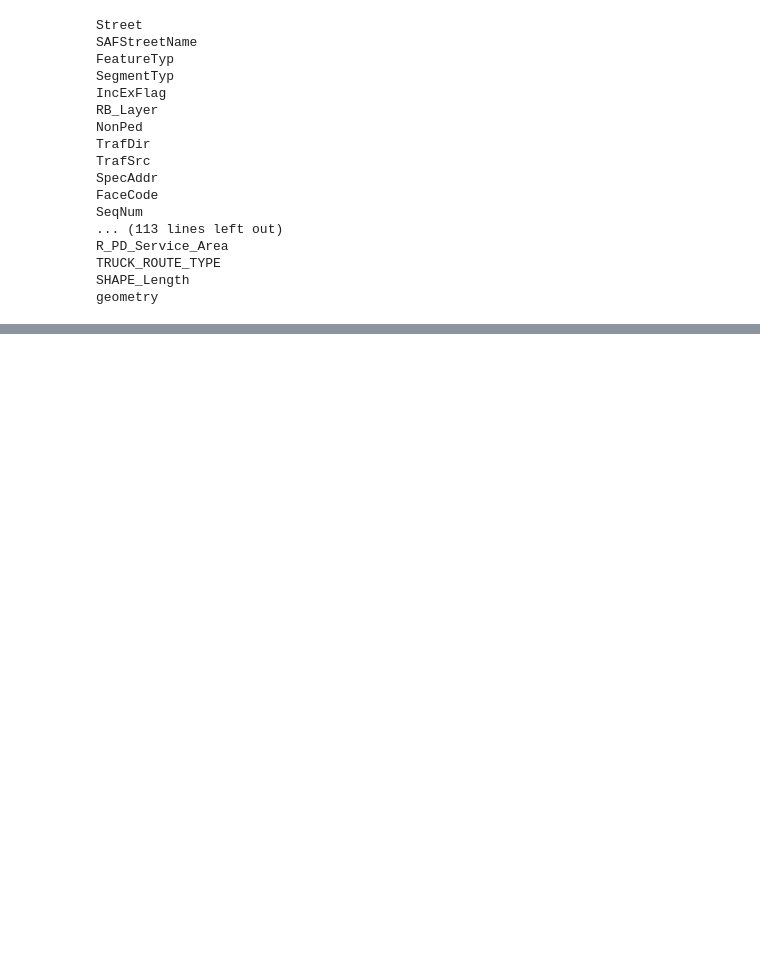
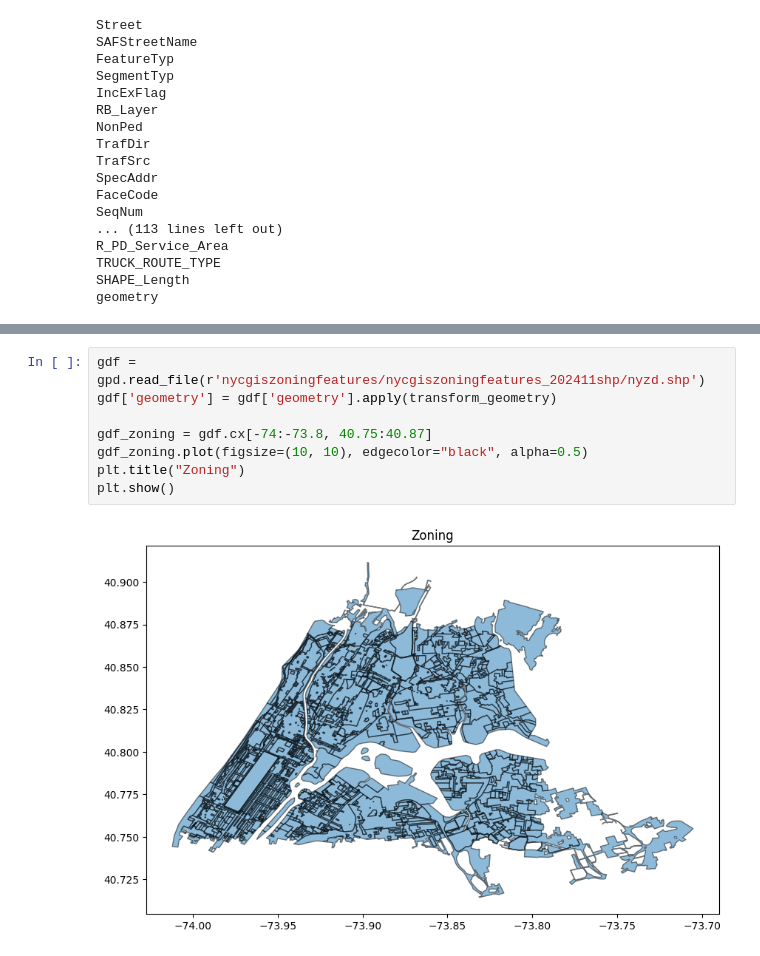
Before and after one commit to hoanglinh171/ey_challenge, a Jupyter notebook: data/data.ipynb, the cells around one changed output, grey strips where cells are left out. Drawn from its saved outputs; the diff is of its cells as text; blank space fills up the shorter version.

```diff
--- a/data/data.ipynb
+++ b/data/data.ipynb
@@ -89,0 +163,10 @@ KeyError: 'geometry'
+# %%
+gdf = gpd.read_file(r'nycgiszoningfeatures/nycgiszoningfeatures_202411shp/nyzd.shp')
+gdf['geometry'] = gdf['geometry'].apply(transform_geometry)
+
+gdf_zoning = gdf.cx[-74:-73.8, 40.75:40.87]
+gdf_zoning.plot(figsize=(10, 10), edgecolor="black", alpha=0.5)
+plt.title("Zoning")
+plt.show()
+# %% [output]
+[figure, added]
```
Also changed, not shown: parts of 15 cells of this notebook, 2 other files.
